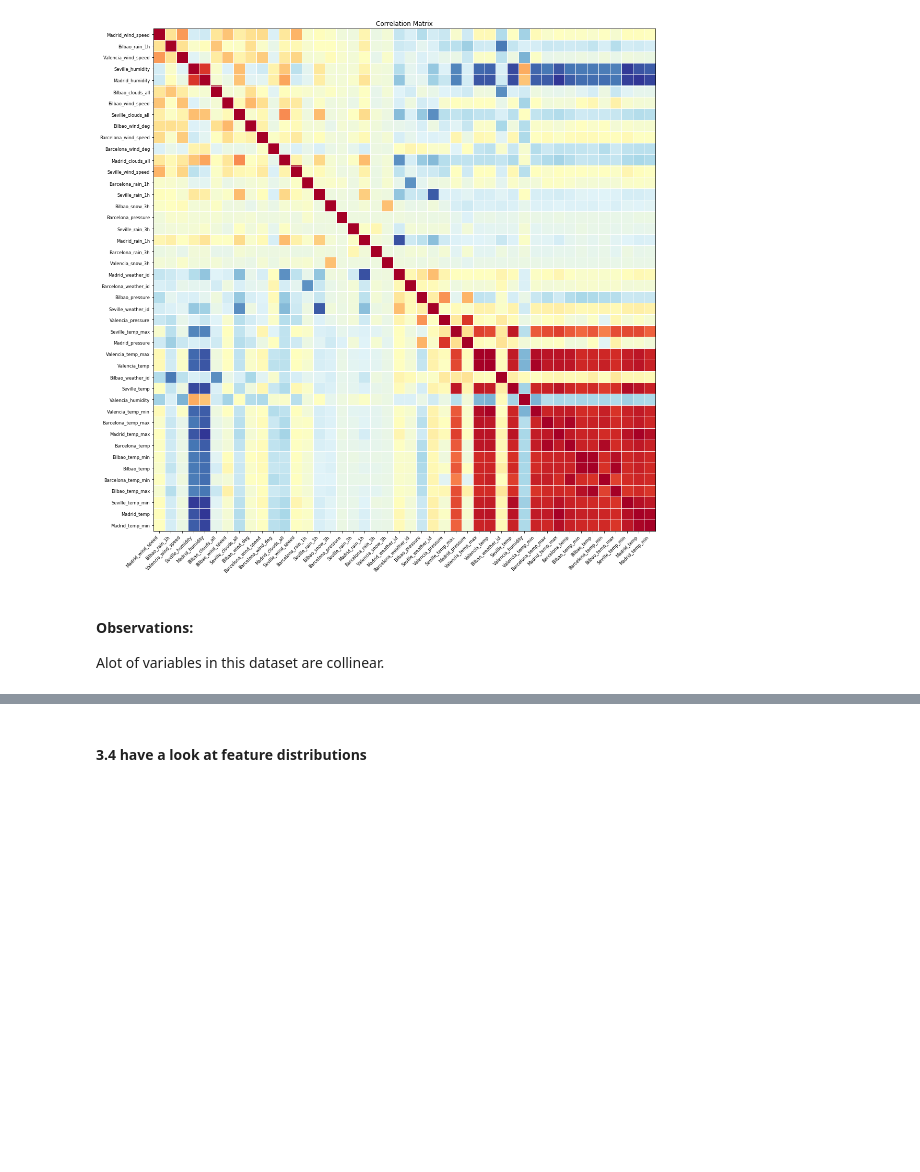
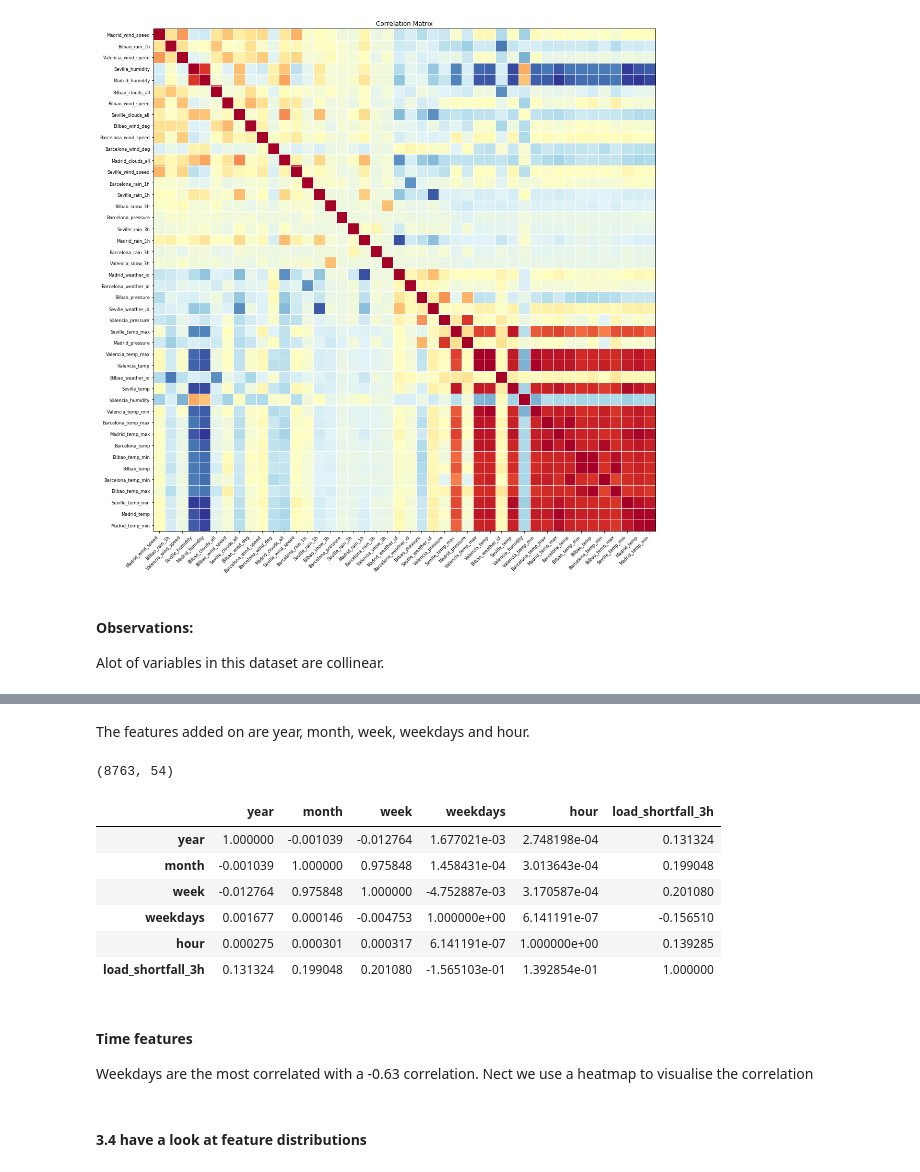
Before and after one commit to Explore-AI/load-shortfall-regression-predict-api, a Jupyter notebook: team3-notebook.ipynb, the cells around one changed output, grey strips where cells are left out. Cells and saved outputs as stored; diff of their text form; code cells hidden in the pictures; blank space fills up the shorter version.

Commit message:
time-spilt feature engineering

```diff
--- a/team3-notebook.ipynb
+++ b/team3-notebook.ipynb
@@ -578,0 +583,16 @@ Alot of variables in this dataset are collinear.
+# %%
+#get year,month,week,days,hours from time column and convert them to int
+df_train['year'] = pd.DatetimeIndex(df_train['time']).year
+df_train['month'] = pd.DatetimeIndex(df_train['time']).month
+df_train['week'] = pd.DatetimeIndex(df_train['time']).week
+df_train['weekdays'] = pd.DatetimeIndex(df_train['time']).weekday
+df_train['hour'] = pd.DatetimeIndex(df_train['time']).hour
+
+#change the datatype to float, useful for regression
+df_train['year']= df_train['year'].astype('int')
+df_train['month']= df_train['month'].astype('int')
+df_train['week']= df_train['week'].astype('float')
+df_train['weekdays']= df_train['weekdays'].astype('int')
+df_train['hour']= df_train['hour'].astype('int')
+
+df_train[['year','month','week','weekdays','hour']].head()
@@ -579,3 +606,25 @@ Alot of variables in this dataset are collinear.
+# %% [markdown]
+The features added on are year, month, week, weekdays and hour.
+# %%
+# We look at the size of the df and see that by adding these features the dataset is now bigger by 8 columns
+df_train.shape
+# %% [output]
+(8763, 54)
+# %%
+# #corelation between time and load_shortfall
+Time = df_train[['year','month','week','weekdays','hour','time','load_shortfall_3h']].corr()
+Time
+# %% [output]
+|  | year | month | week | weekdays | hour | load_shortfall_3h |
+| year | 1.000000 | -0.001039 | -0.012764 | 1.677021e-03 | 2.748198e-04 | 0.131324 |
+| month | -0.001039 | 1.000000 | 0.975848 | 1.458431e-04 | 3.013643e-04 | 0.199048 |
+| week | -0.012764 | 0.975848 | 1.000000 | -4.752887e-03 | 3.170587e-04 | 0.201080 |
+| weekdays | 0.001677 | 0.000146 | -0.004753 | 1.000000e+00 | 6.141191e-07 | -0.156510 |
+| hour | 0.000275 | 0.000301 | 0.000317 | 6.141191e-07 | 1.000000e+00 | 0.139285 |
+| load_shortfall_3h | 0.131324 | 0.199048 | 0.201080 | -1.565103e-01 | 1.392854e-01 | 1.000000 |
+# %% [markdown]
+#### Time features
+Weekdays are the most correlated with a -0.63 correlation. Nect we use a heatmap to visualise the correlation
 # %% [markdown]
 #### 3.4 have a look at feature distributions
 # %% [markdown]
```
Also changed, not shown: parts of 7 cells of this notebook, 1 other file.
